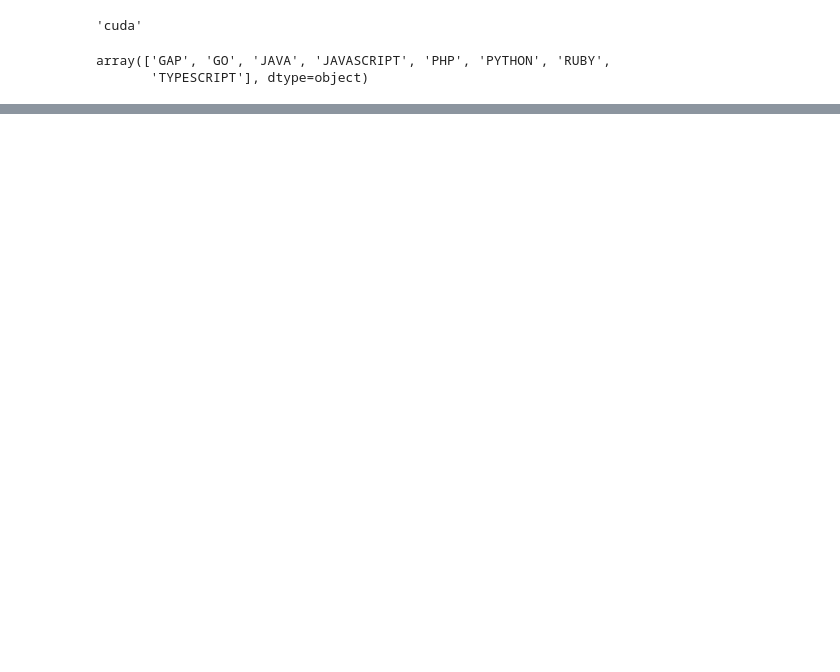
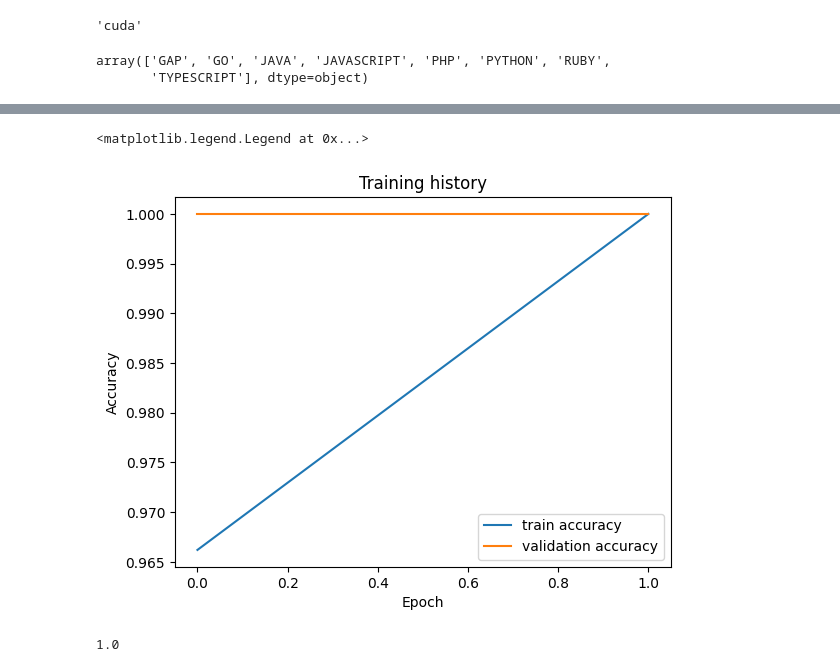
Before and after one commit to kiranbaby14/Analysis-of-GAP-programming-practices-on-GitHub, a Jupyter notebook: notebooks/deep_learning_pytorch.ipynb, the cells around one changed output, grey strips where cells are left out. Drawn from its saved outputs; the diff is of its cells as text; code cells hidden in the pictures; blank space fills up the shorter version.

```diff
--- a/notebooks/deep_learning_pytorch.ipynb
+++ b/notebooks/deep_learning_pytorch.ipynb
@@ -318,0 +339,9 @@ Epoch 1/2
+# %%
+# Convert tensors in the history object to CPU
+history_cpu = defaultdict(list)
+for key, value_list in history.items():
+    for value in value_list:
+        if isinstance(value, torch.Tensor):
+            history_cpu[key].append(value.cpu())
+        else:
+            history_cpu[key].append(value)
@@ -319,11 +358,14 @@ Epoch 1/2
 # %%
 import matplotlib.pyplot as plt
 
-plt.plot(history['train_acc'], label='train accuracy')
-plt.plot(history['val_acc'], label='validation accuracy')
+plt.plot(history_cpu['train_acc'], label='train accuracy')
+plt.plot(history_cpu['val_acc'], label='validation accuracy')
 
 plt.title('Training history')
 plt.ylabel('Accuracy')
 plt.xlabel('Epoch')
 plt.legend()
-plt.ylim([0, 1]);
+# plt.ylim([0, 1]);
+# %% [output]
+<matplotlib.legend.Legend at 0x...>
+[figure, added]
@@ -360,0 +372,13 @@ for batch in dataloader:
+# %%
+
+test_acc, _ = eval_model(
+  model,
+  test_data_loader,
+  loss_fn,
+  device,
+  len(df_test)
+)
+
+test_acc.item()
+# %% [output]
+1.0
```
Also changed, not shown: parts of 19 cells of this notebook.
